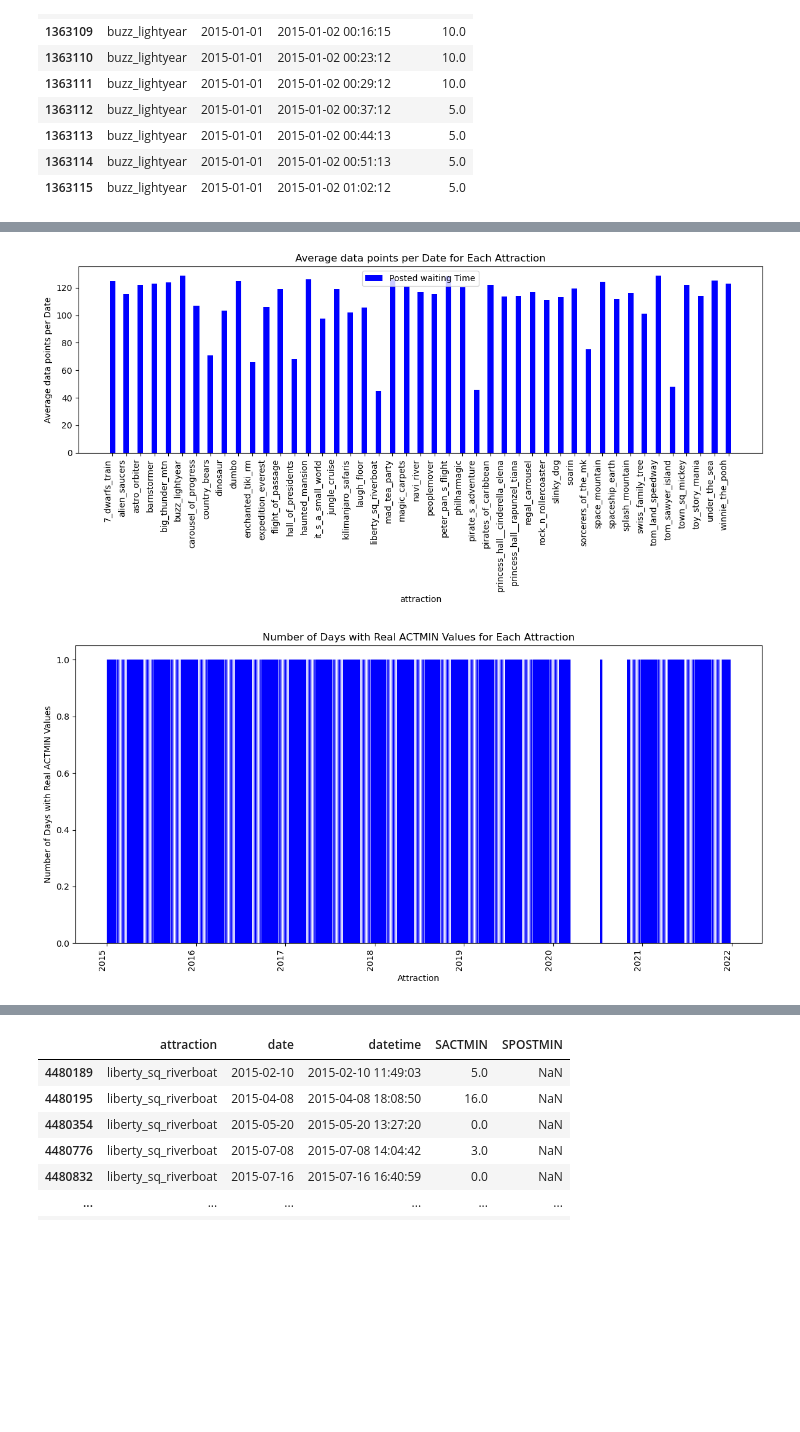
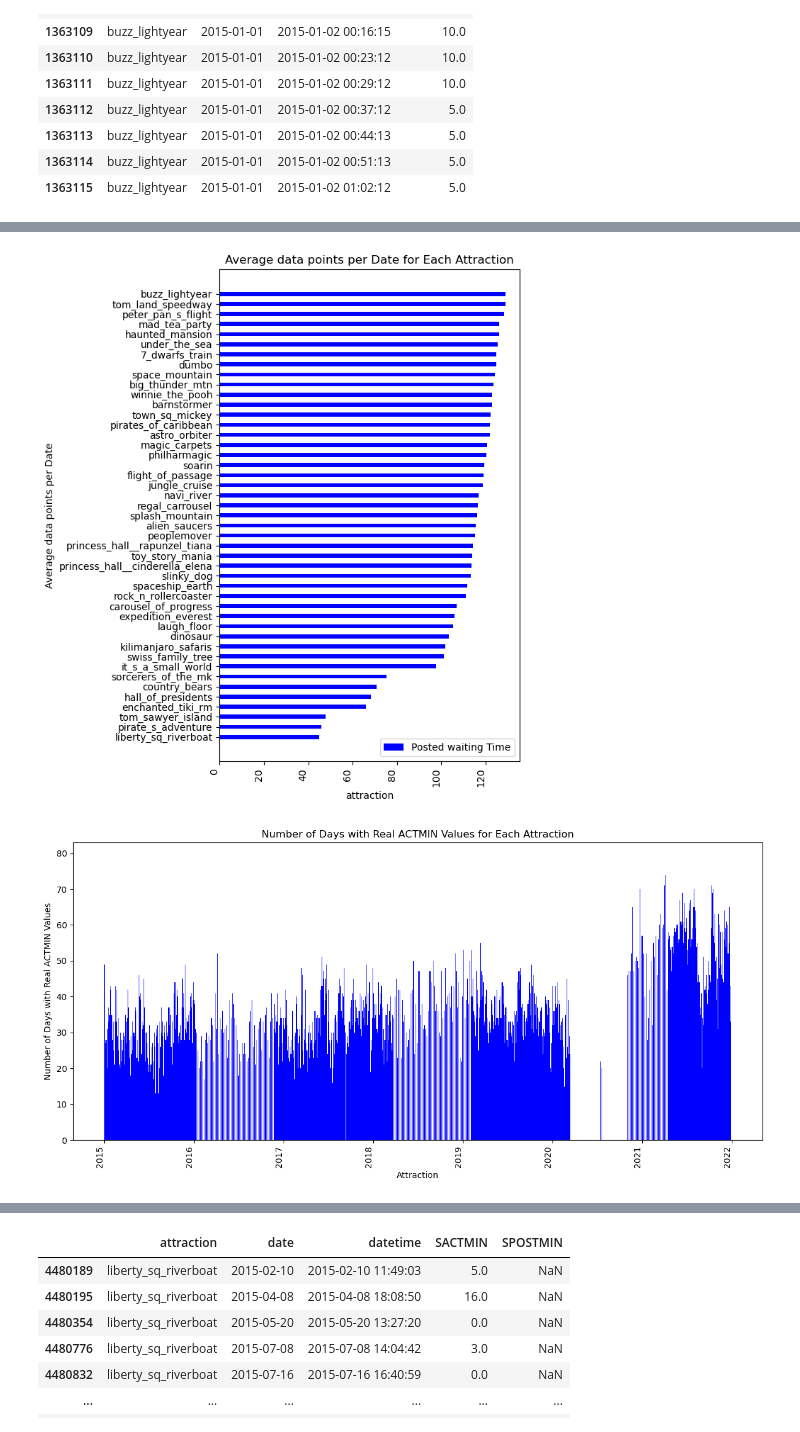
Before and after one commit to gulnisunay/disney-waiting-times, a Jupyter notebook: Peter_exploring_just_for_fun.ipynb, the cells around one changed output, grey strips where cells are left out. Cells and saved outputs as stored; diff of their text form; code cells hidden in the pictures; blank space fills up the shorter version.

```diff
--- a/Peter_exploring_just_for_fun.ipynb
+++ b/Peter_exploring_just_for_fun.ipynb
@@ -172,57 +187,62 @@ df_wait_post.query("attraction == 'buzz_lightyear' and date == '2015-01-01'").ta
 # %%
 
 df_filtered = df_wait[df_wait['SPOSTMIN'].notna()]
 
-# # Group by 'attraction' and 'date' and count rows
-# grouped = df_filtered.groupby(['attraction', 'date']).size().reset_index(name='count')
+# Group by 'attraction' and 'date' and count rows
+grouped = df_filtered.groupby(['attraction', 'date']).size().reset_index(name='count')
+
+# Calculate the average number of rows per date for each attraction
+average_counts = grouped.groupby('attraction')['count'].mean().reset_index(name='avg_count')
+average_counts = average_counts.sort_values(by='avg_count')
+
+# # Create a complete date range for each attraction
+# complete_dates = pd.date_range(start=df_filtered['date'].min(), end=df_filtered['date'].max())
+# attractions = df_filtered['attraction'].unique()
+
+# # Reindex the DataFrame to ensure all dates are included for each attraction
+# dfs = []
+# for attraction in attractions:
+#     attraction_df = df_filtered[df_filtered['attraction'] == attraction].groupby('date').size().reindex(complete_dates, fill_value=0).reset_index()
+#     attraction_df.columns = ['date', 'count']
+#     attraction_df['attraction'] = attraction
+#     dfs.append(attraction_df)
+
+# complete_df = pd.concat(dfs)
 
 # # Calculate the average number of rows per date for each attraction
-# average_counts = grouped.groupby('attraction')['count'].mean().reset_index(name='avg_count')
-
-# Create a complete date range for each attraction
-complete_dates = pd.date_range(start=df_filtered['date'].min(), end=df_filtered['date'].max())
-attractions = df_filtered['attraction'].unique()
-
-# Reindex the DataFrame to ensure all dates are included for each attraction
-dfs = []
-for attraction in attractions:
-    attraction_df = df_filtered[df_filtered['attraction'] == attraction].groupby('date').size().reindex(complete_dates, fill_value=0).reset_index()
-    attraction_df.columns = ['date', 'count']
-    attraction_df['attraction'] = attraction
-    dfs.append(attraction_df)
-
-complete_df = pd.concat(dfs)
-
-# Calculate the average number of rows per date for each attraction
-average_counts = complete_df.groupby('attraction')['count'].mean().reset_index(name='avg_count')
+# average_counts = complete_df.groupby('attraction')['count'].mean().reset_index(name='avg_count')
 
 # Plot the results
-plt.figure(figsize=(12, 6))
-plt.bar(average_counts['attraction'], average_counts['avg_count'], color='blue', width=0.4, label='Posted waiting Time')
+plt.figure(figsize=(7, 8))
+plt.barh(average_counts['attraction'], average_counts['avg_count'], color='blue', label='Posted waiting Time', height=0.4)
 
 # Customize the plot
 plt.xlabel('attraction')
 plt.ylabel('Average data points per Date')
 plt.title('Average data points per Date for Each Attraction')
 plt.xticks(rotation=90, ha='right')
 plt.tight_layout()
 plt.legend()
 
 # Display the plot
 plt.show()
 # %% [output]
-[figure, old version]
+[figure, new version]
 # %%
 
 # Filter out rows where SPOSTMIN is NaN
-df_filtered = df_wait[df_wait['SACTMIN'].notna()]
+# df_filtered = df_wait[df_wait['SACTMIN'].notna()]
 
 # Group by attraction and date, and count unique dates
-days_with_real_values = df_filtered.groupby('date')['date'].nunique().reset_index(name='num_days_with_real_values')
+days_with_real_values = df_wait.groupby('date')['SACTMIN'].nunique().reset_index(name='day_has_real_values')
 
+df_wait_post = df_wait[~df_wait.SPOSTMIN.isnull()].drop('SACTMIN', axis = 1)
+
+days_with_real_values_f= days_with_real_values[days_with_real_values['date'].dt.year == 2016]
 # Plot the results
 plt.figure(figsize=(12, 6))
-plt.bar(days_with_real_values['date'], days_with_real_values['num_days_with_real_values'], color='blue')
+plt.bar(days_with_real_values['date'], days_with_real_values['day_has_real_values'], color='blue')
+# plt.bar(days_with_real_values_f['date'], days_with_real_values_f['day_has_real_values'], color='blue')
 
 # Customize the plot
 plt.xlabel('Attraction')
@@ -234,4 +254,4 @@ plt.tight_layout()
 # Display the plot
 plt.show()
 # %% [output]
-[figure, old version]
+[figure, new version]
```
Also changed, not shown: parts of 3 cells of this notebook.
